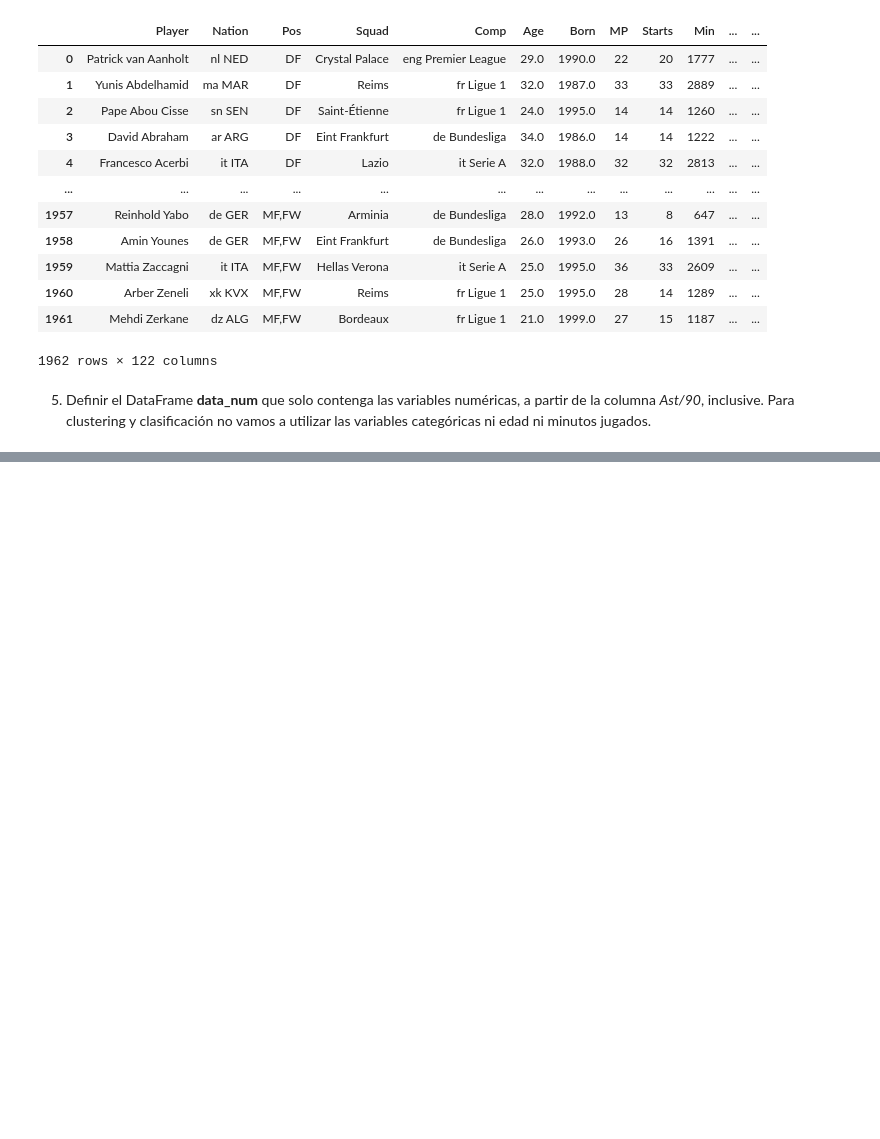
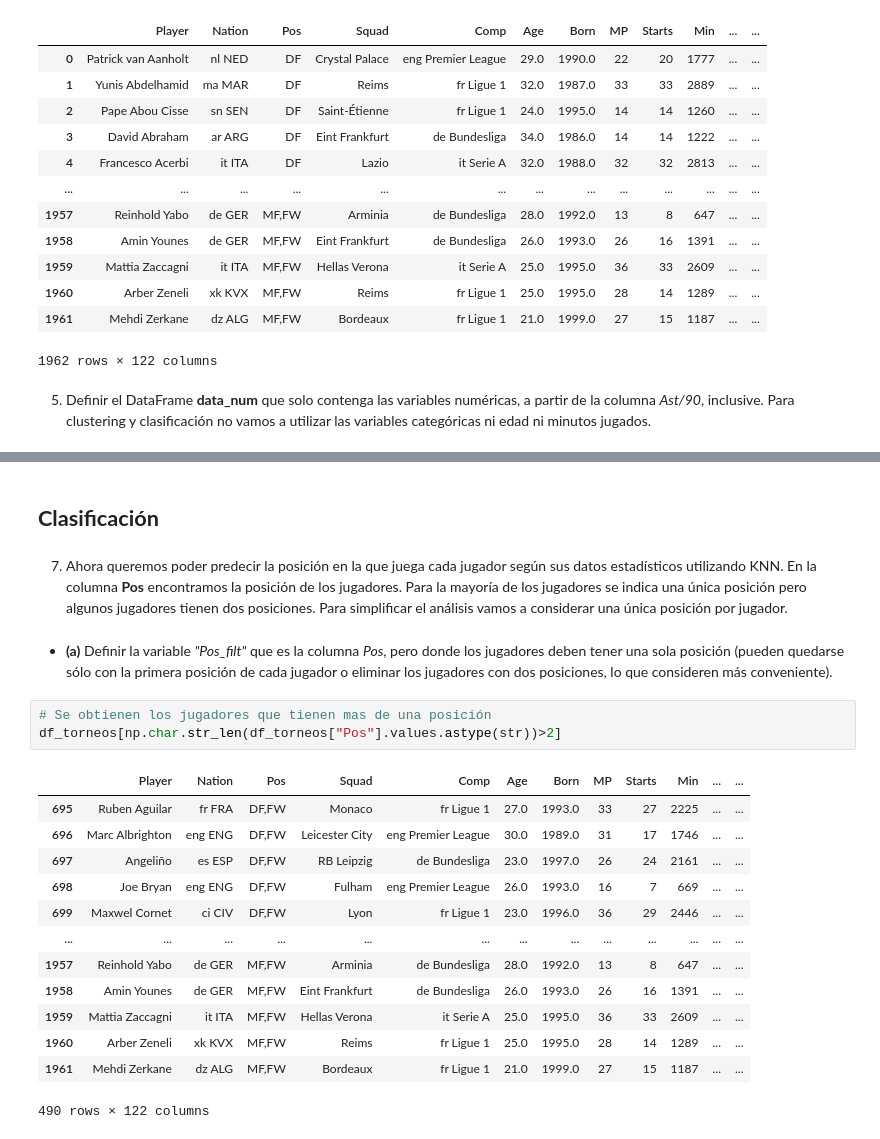
Before and after one commit to mgresnik/trabajo_practico_nro_2, a Jupyter notebook: Laboratorio_de_datos_(LCD)_IC_2024_Trabajo_Práctico_N°_2.ipynb, the cells around one changed output, grey strips where cells are left out. Saved outputs shown, nothing was run; the diff lists cells and outputs as text; blank space fills up the shorter version.

Commit message:
Clasificación-puntos a) y b)

```diff
--- a/Laboratorio_de_datos_(LCD)_IC_2024_Trabajo_Práctico_N°_2.ipynb
+++ b/Laboratorio_de_datos_(LCD)_IC_2024_Trabajo_Práctico_N°_2.ipynb
@@ -128,0 +134,26 @@ data_num
+# %% [markdown]
+## **Clasificación**
+# %% [markdown]
+7. Ahora queremos poder predecir la posición en la que juega cada jugador según sus datos
+estadísticos utilizando KNN. En la columna **Pos** encontramos la posición de los jugadores.
+Para la mayoría de los jugadores se indica una única posición pero algunos jugadores tienen
+dos posiciones. Para simplificar el análisis vamos a considerar una única posición por jugador.
+# %% [markdown]
++   **(a)** Definir la variable *"Pos_filt"* que es la columna *Pos*, pero donde los jugadores deben tener una sola posición (pueden quedarse sólo con la primera posición de cada jugador o eliminar los jugadores con dos posiciones, lo que consideren más conveniente).
+# %%
+# Se obtienen los jugadores que tienen mas de una posición
+df_torneos[np.char.str_len(df_torneos["Pos"].values.astype(str))>2]
+# %% [output]
+|  | Player | Nation | Pos | Squad | Comp | Age | Born | MP | Starts | Min | ... | ... |
+| 695 | Ruben Aguilar | fr FRA | DF,FW | Monaco | fr Ligue 1 | 27.0 | 1993.0 | 33 | 27 | 2225 | ... | ... |
+| 696 | Marc Albrighton | eng ENG | DF,FW | Leicester City | eng Premier League | 30.0 | 1989.0 | 31 | 17 | 1746 | ... | ... |
+| 697 | Angeliño | es ESP | DF,FW | RB Leipzig | de Bundesliga | 23.0 | 1997.0 | 26 | 24 | 2161 | ... | ... |
+| 698 | Joe Bryan | eng ENG | DF,FW | Fulham | eng Premier League | 26.0 | 1993.0 | 16 | 7 | 669 | ... | ... |
+| 699 | Maxwel Cornet | ci CIV | DF,FW | Lyon | fr Ligue 1 | 23.0 | 1996.0 | 36 | 29 | 2446 | ... | ... |
+| ... | ... | ... | ... | ... | ... | ... | ... | ... | ... | ... | ... | ... |
+| 1957 | Reinhold Yabo | de GER | MF,FW | Arminia | de Bundesliga | 28.0 | 1992.0 | 13 | 8 | 647 | ... | ... |
+| 1958 | Amin Younes | de GER | MF,FW | Eint Frankfurt | de Bundesliga | 26.0 | 1993.0 | 26 | 16 | 1391 | ... | ... |
+| 1959 | Mattia Zaccagni | it ITA | MF,FW | Hellas Verona | it Serie A | 25.0 | 1995.0 | 36 | 33 | 2609 | ... | ... |
+| 1960 | Arber Zeneli | xk KVX | MF,FW | Reims | fr Ligue 1 | 25.0 | 1995.0 | 28 | 14 | 1289 | ... | ... |
+| 1961 | Mehdi Zerkane | dz ALG | MF,FW | Bordeaux | fr Ligue 1 | 21.0 | 1999.0 | 27 | 15 | 1187 | ... | ... |
+490 rows × 122 columns
```
Also changed, not shown: parts of 9 cells of this notebook.
